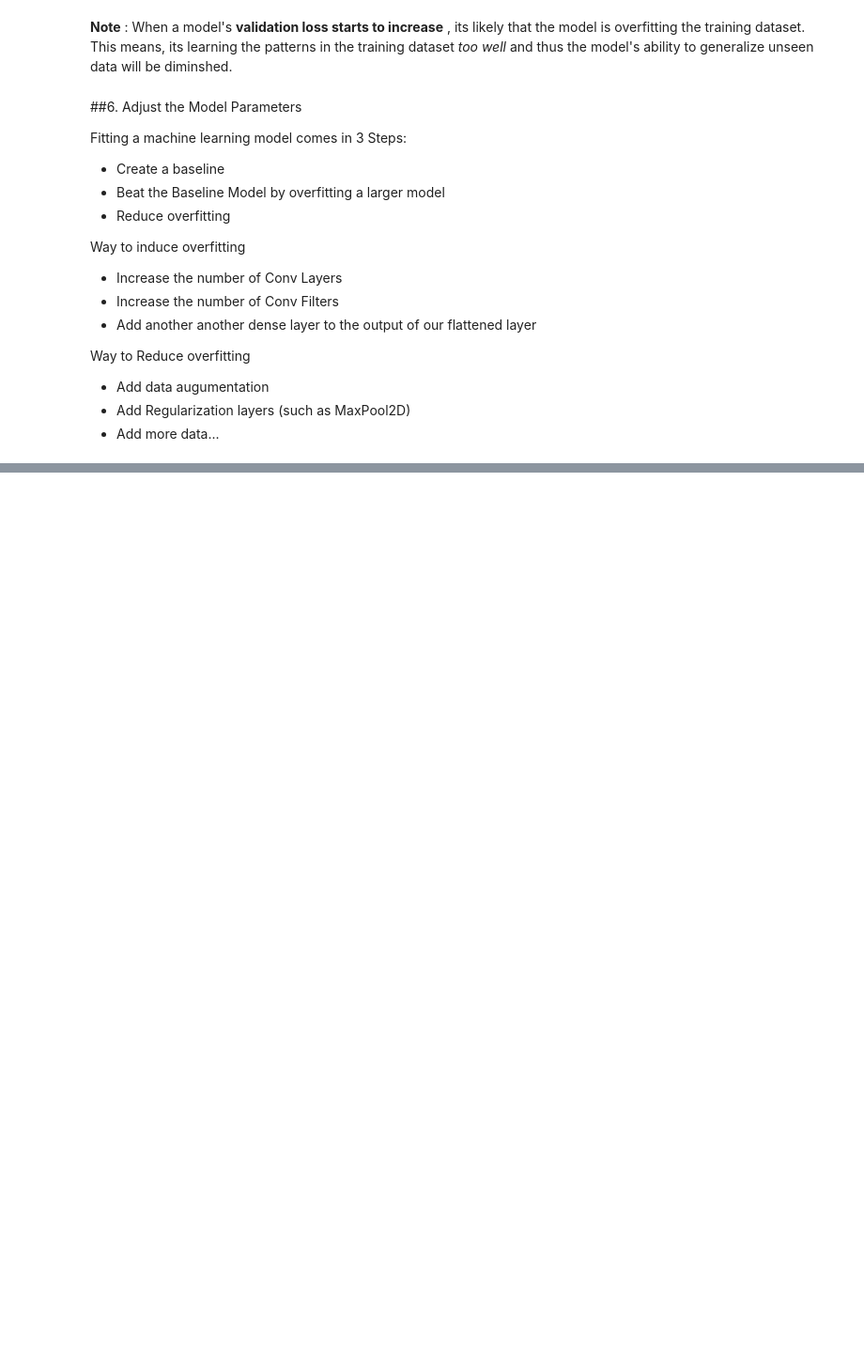
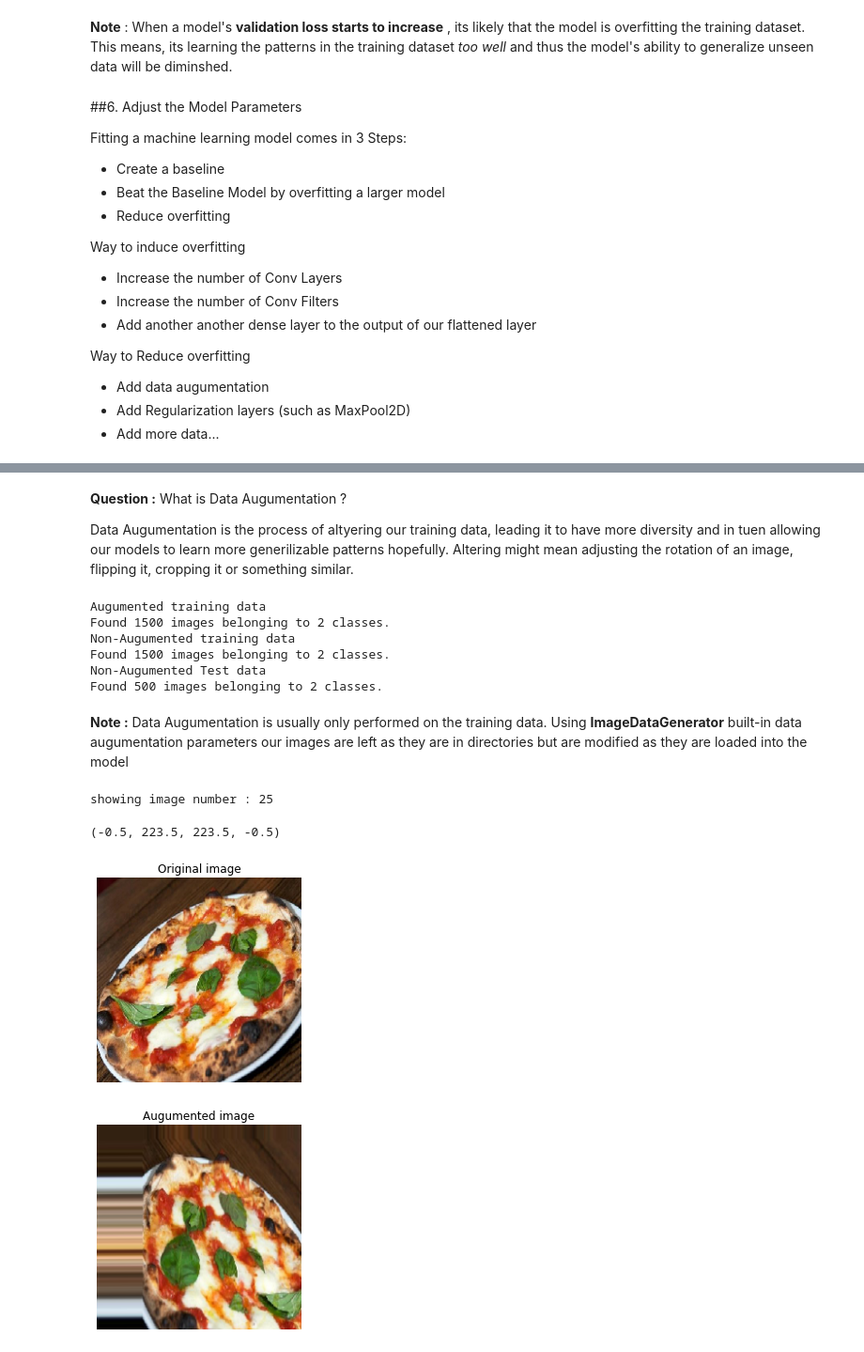
Before and after one commit to srikant-ai/Deep_Learning_TensorFlow, a Jupyter notebook: Introduction_to_Computer_Vision_With_TensorFlow.ipynb, the cells around one changed output, grey strips where cells are left out. Shown: that part at 94% size. Saved outputs shown, nothing was run; the diff lists cells and outputs as text; code cells hidden in the pictures; blank space fills up the shorter version.

```diff
--- a/Introduction_to_Computer_Vision_With_TensorFlow.ipynb
+++ b/Introduction_to_Computer_Vision_With_TensorFlow.ipynb
@@ -671,0 +732,58 @@ plot_loss_curves(history_5)
+# %% [markdown]
+**Question :** What is Data Augumentation ?
+
+Data Augumentation is the process of altyering our training data, leading it to have more diversity and in tuen allowing our models to learn more generilizable patterns hopefully. Altering might mean adjusting the rotation of an image, flipping it, cropping it or something similar.
+# %%
+# Import data and augument it from training directory
+print("Augumented training data")
+train_data_augumented = train_datagen_augumented.flow_from_directory(train_dir,
+                                                                     target_size=(224,224),
+                                                                     batch_size=32,
+                                                                     class_mode="binary",
+                                                                     shuffle=False)
+
+# Import non augumented data from training directory
+print("Non-Augumented training data")
+train_data = train_datagen.flow_from_directory(train_dir,
+                                              target_size=(224,224),
+                                              batch_size=32,
+                                              class_mode="binary",
+                                              shuffle=False)
+
+# Import data and augument it from training directory
+print("Non-Augumented Test data")
+test_data = test_datagen.flow_from_directory(test_dir,
+                                              target_size=(224,224),
+                                              batch_size=32,
+                                              class_mode="binary",
+                                              shuffle=False)
+# %% [output]
+Augumented training data
+Found 1500 images belonging to 2 classes.
+Non-Augumented training data
+Found 1500 images belonging to 2 classes.
+Non-Augumented Test data
+Found 500 images belonging to 2 classes.
+# %% [markdown]
+**Note :** Data Augumentation is usually only performed on the training data. Using **ImageDataGenerator** built-in data augumentation parameters our images are left as they are in directories but are modified as they are loaded into the model
+# %%
+# Get sample data batches
+images, labels = train_data.next()
+augumented_images, augumeted_labels = train_data_augumented.next()
+# %%
+# Show original image and augumented image
+import random
+random_number = random.randint(0,32)
+print(f"showing image number : {random_number}")
+plt.imshow(images[random_number])
+plt.title(f"Original image")
+plt.axis(False)
+plt.figure()
+plt.imshow(augumented_images[random_number])
+plt.title(f"Augumented image")
+plt.axis(False)
+# %% [output]
+showing image number : 25
+(-0.5, 223.5, 223.5, -0.5)
+[figure, added]
+[figure, added]
```
Also changed, not shown: parts of 36 cells of this notebook.
